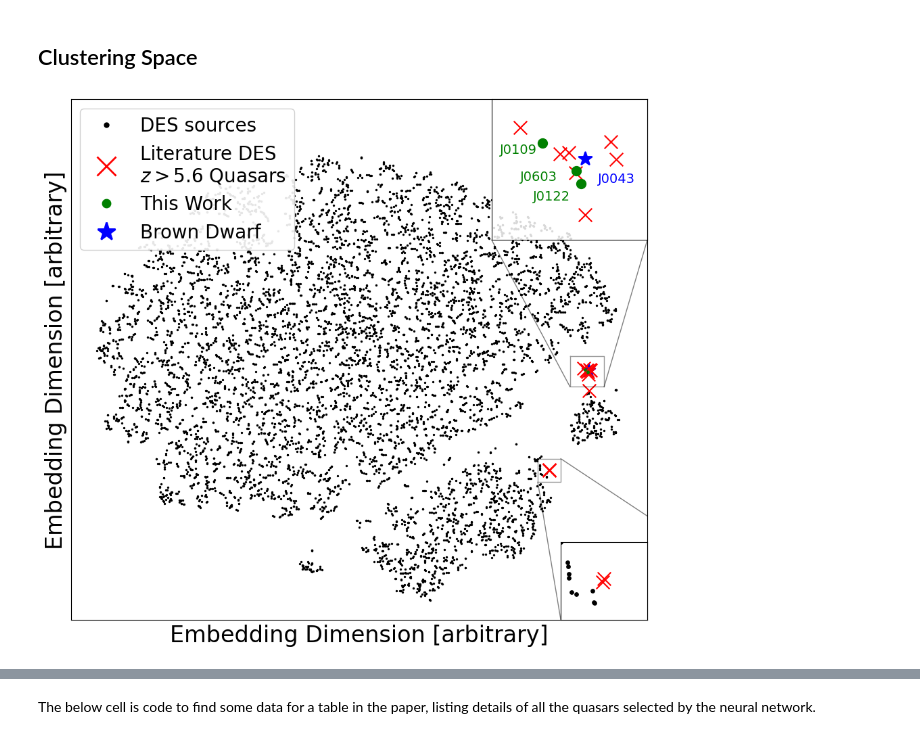
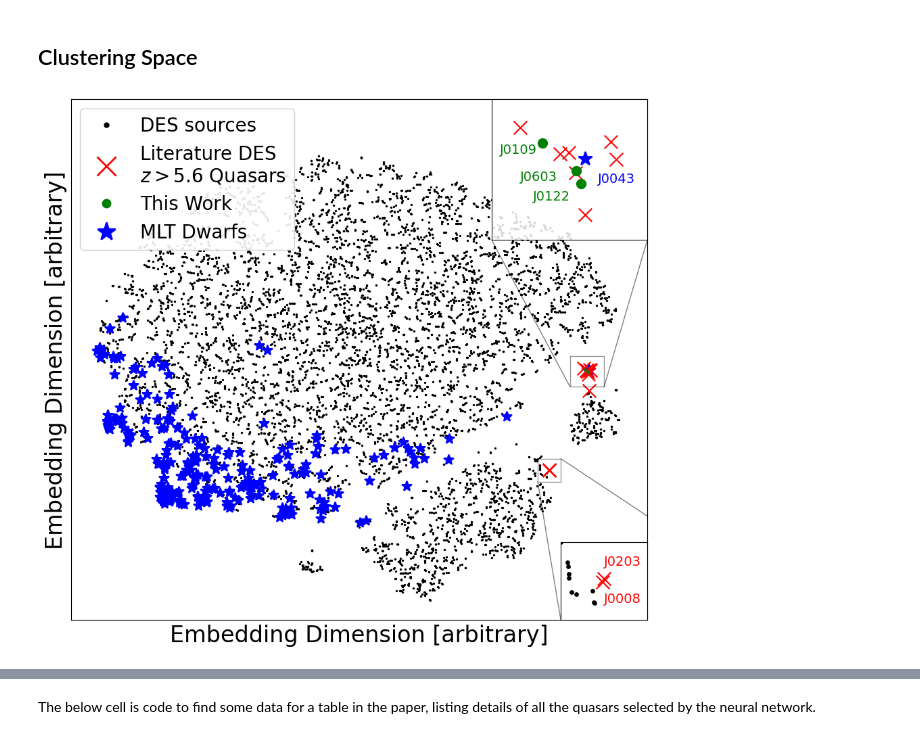
Before and after one commit to xbyrne/glq_mpia, a Jupyter notebook: _figures_for_paper.ipynb, the cells around one changed output, grey strips where cells are left out. Cells and saved outputs as stored; diff of their text form; code cells hidden in the pictures.

Commit message:
Adding DES Y6 MLT dwarfs to latent space figure

```diff
--- a/_figures_for_paper.ipynb
+++ b/_figures_for_paper.ipynb
@@ -158,6 +156,12 @@ is_hzq[ids==1096344653]=3 # Dwarf J0043
 
 cut_df = pd.read_csv('./data/processed/cut_crossmatched_objects.csv', index_col=0)
 cut_df = cut_df.loc[ids]
+
+dwarfs_df = pd.read_csv('./data/external/y6_mlt_dwarfs.csv', index_col=0)
+is_dwf = np.array(
+    [coi in dwarfs_df.index
+     for coi in ids]
+)
 # %%
 fg, ax = plt.subplots(figsize=(11,10))
 qm='.'
@@ -176,6 +180,11 @@ for s, axis in zip([4,20, 20],[ax, insax, insax2]):
     axis.scatter(
         embedding[is_hzq==3,0], embedding[is_hzq==3,1],
         s=200, marker='*', c='b',  linewidths=2
+    )
+    # Y6LT Dwarfs
+    axis.scatter(
+        embedding[is_dwf,0], embedding[is_dwf,1],
+        s=100, c='b', marker='*', linewidths=2
     )
     # Literature HZQs
     axis.scatter(
@@ -232,58 +241,41 @@ ax.plot([x1p,xlims[1]],[y1p,-60],'k',lw=1, alpha=alpha+.1)
 ax.set_xlim(xlims)
 ax.set_ylim(ylims)
 
+insax2.annotate('J0008',(66., -45), color='r', fontsize=14)
+insax2.annotate('J0203',(66., -40.7), color='r', fontsize=14)
+
 insax2.set_xlim(x0, x1)
 insax2.set_ylim(y0, y1)
 insax2.patch.set_alpha(0.85)
+
+# ax.annotate('J0422',(63, -17), color='r', fontsize=14)
 
 ax.set_xlabel('Embedding Dimension [arbitrary]')
 ax.set_ylabel('Embedding Dimension [arbitrary]')
 
 # Legend
 custom_lines = [
     lines.Line2D([0],[0], marker='o', ms=4, color='k',lw=0,mew=2),
     lines.Line2D([0],[0], marker='x', ms=20, color='r',lw=0,mew=2),
     lines.Line2D([0],[0], marker='o', ms=8, color='g',lw=0,mew=2),
     lines.Line2D([0],[0], marker='*', ms=20, color='b',lw=0,mew=2),
 ]
 ax.legend(
     custom_lines,
     [
     'DES sources',
     r"""Literature DES
 $z>5.6$ Quasars""",
     'This Work',
-    'Brown Dwarf',
+    'MLT Dwarfs',
     ],
     loc='upper left',
     framealpha=.9
 )
 
-# for lbl, coi, text_coords, to_coords in zip(
-#     ['b','c','d','e'],
-#     [1564896813, 1618843987, 926139996, 1143606242],
-#     [[-58,-83], [-42,-83], [75,-64],[75,-50]],
-#     [['y',-73], ['x',-30], ['x',73],['y',-40]]
-# ):
-#     ax.annotate(
-#         f'({lbl})',
-#         xy=text_coords
-#     )
-#     embed_point = embedding[ids==coi][0]
-#     if to_coords[0]=='x':
-#         to_point = [to_coords[1], embed_point[1]]
-#     else:
-#         to_point = [embed_point[0], to_coords[1]]
-#     ax.plot(
-#         [embed_point[0], to_point[0]],
-#         [embed_point[1], to_point[1]],
-#         c='k', lw=3
-#     )
-
-# ax.annotate('(a)', xy=[xlims[0]-17, ylims[1]-10], annotation_clip=False, fontsize=30)
 fg.savefig('./paper/figs/latent_space.pdf', bbox_inches='tight')
 # %% [output]
-[figure, old version]
+[figure, new version]
 # %%
 # eg_cois = [1358001747, 894712355, 1452522417, 1248581703, 904105229, 1097290985]
 eg_cois = [1564896813, 1618843987, 926139996, 1143606242]
```
Also changed, not shown: parts of 10 cells of this notebook, 2 other files.
